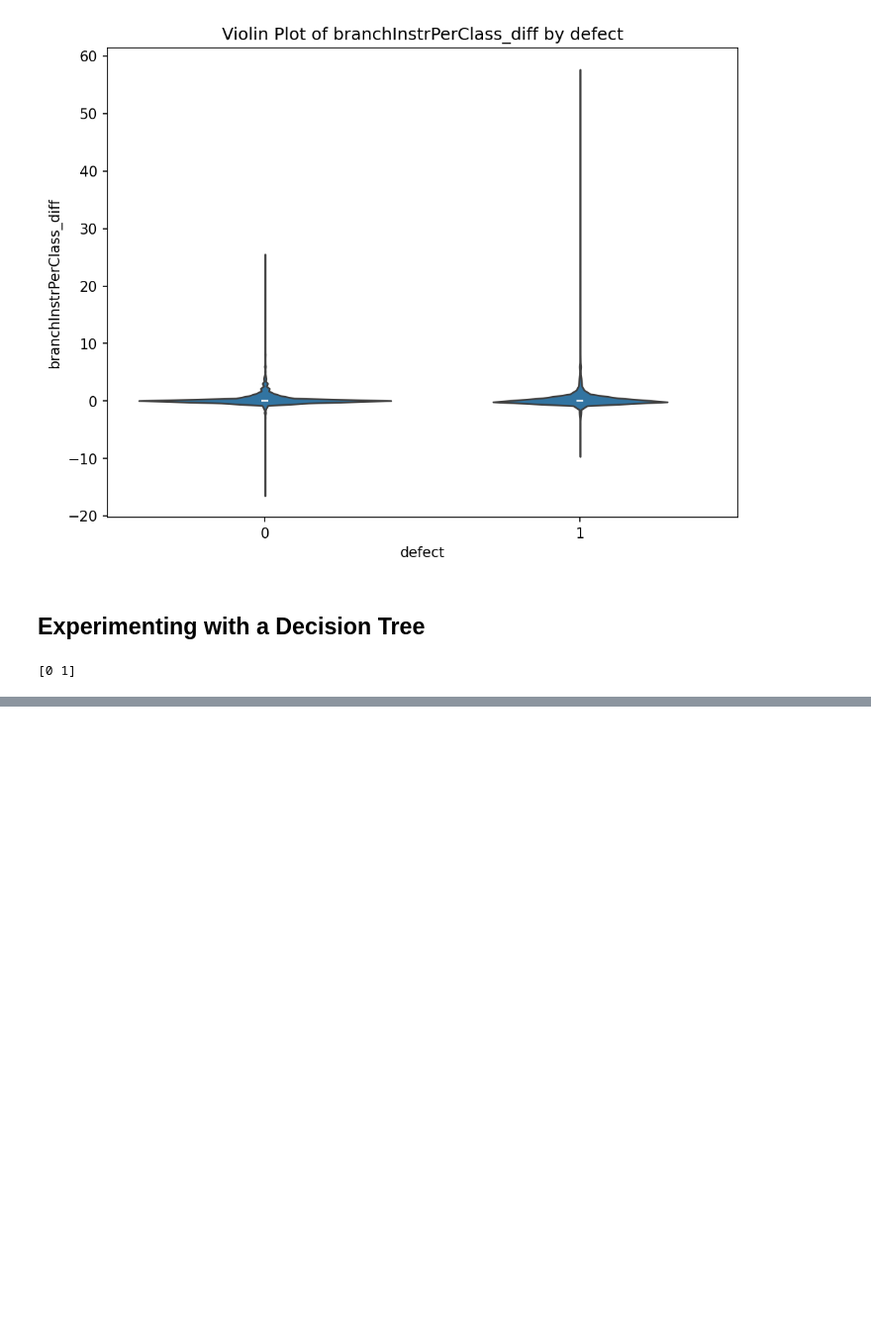
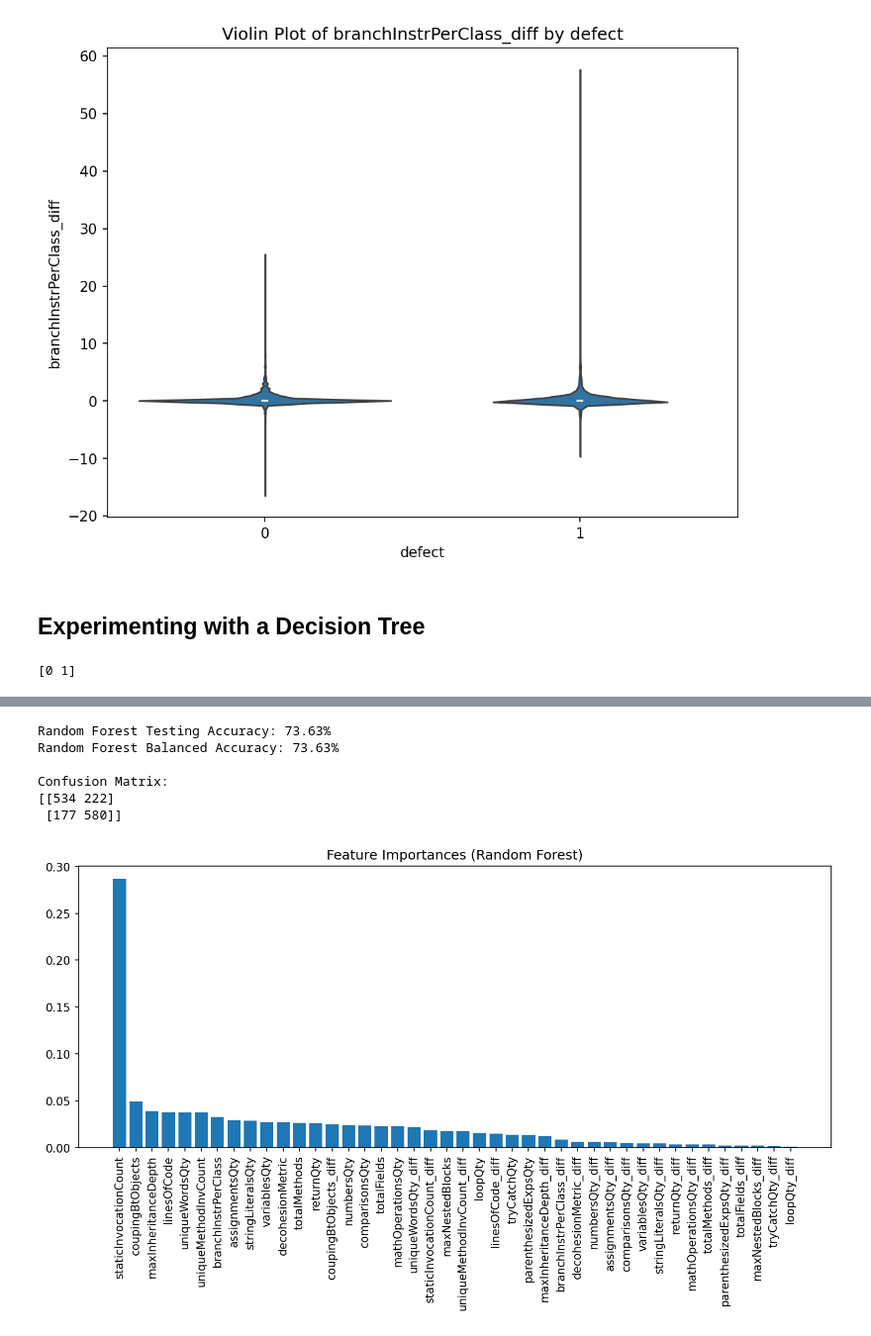
Before and after one commit to Snakekill88/AI_Tools_Final_Project, a Jupyter notebook: AI_Tools_Final_Project.ipynb, the cells around one changed output, grey strips where cells are left out. Shown at 99% size. Drawn from its saved outputs; the diff is of its cells as text; code cells hidden in the pictures; blank space fills up the shorter version.

Commit message:
Updated notbeook for forest and dnn

```diff
--- a/AI_Tools_Final_Project.ipynb
+++ b/AI_Tools_Final_Project.ipynb
@@ -486,3 +511,42 @@ for k, v in ccp_value_accuracy_record.items():
 # %%
 with open(TEMP_DATA_FILE, "w") as json_file:
     json.dump(ccp_value_accuracy_record, json_file, indent=2)
+# %%
+from sklearn.ensemble import RandomForestClassifier
+
+# Initialize the Random Forest classifier
+rf_classifier = RandomForestClassifier(n_estimators=100, random_state=42)
+
+# Train the Random Forest model
+rf_classifier.fit(X_train, y_train)
+
+# Make predictions on the test set
+y_test_pred_rf = rf_classifier.predict(X_test)
+
+# Evaluate the Random Forest model
+rf_test_accuracy = accuracy_score(y_test, y_test_pred_rf)
+rf_balanced_accuracy = balanced_accuracy_score(y_test, y_test_pred_rf)
+rf_confusion_matrix = confusion_matrix(y_test, y_test_pred_rf)
+
+print(f"Random Forest Testing Accuracy: {rf_test_accuracy:.2%}")
+print(f"Random Forest Balanced Accuracy: {rf_balanced_accuracy:.2%}")
+print(f"\nConfusion Matrix:\n{rf_confusion_matrix}")
+
+# Feature Importance Visualization
+importances = rf_classifier.feature_importances_
+indices = np.argsort(importances)[::-1]
+
+plt.figure(figsize=(10, 6))
+plt.title("Feature Importances (Random Forest)")
+plt.bar(range(len(indices)), importances[indices], align="center")
+plt.xticks(range(len(indices)), [INPUT_COLUMNS[i] for i in indices], rotation=90)
+plt.tight_layout()
+plt.show()
+# %% [output]
+Random Forest Testing Accuracy: 73.63%
+Random Forest Balanced Accuracy: 73.63%
+
+Confusion Matrix:
+[[534 222]
+ [177 580]]
+[figure, added]
```
Also changed, not shown: parts of 15 cells of this notebook, 1 other file.
